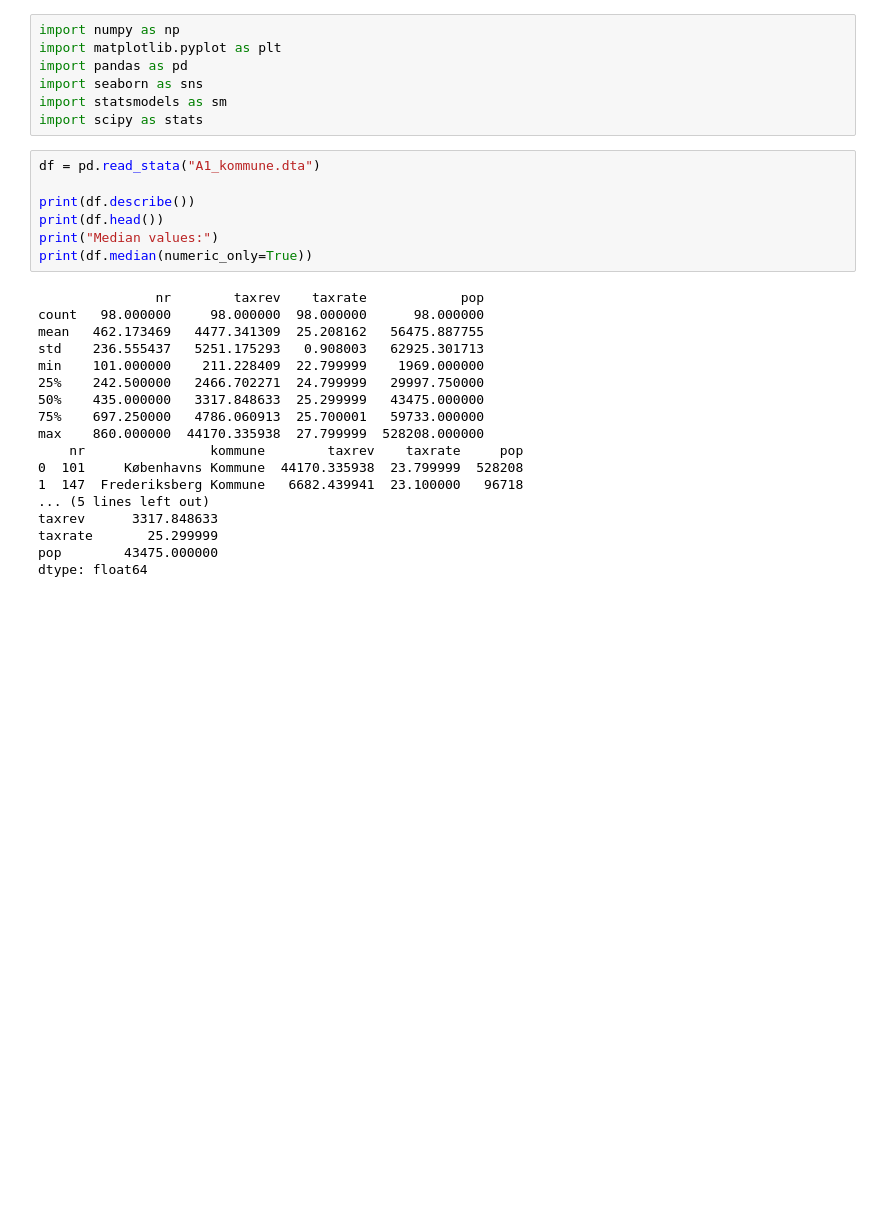
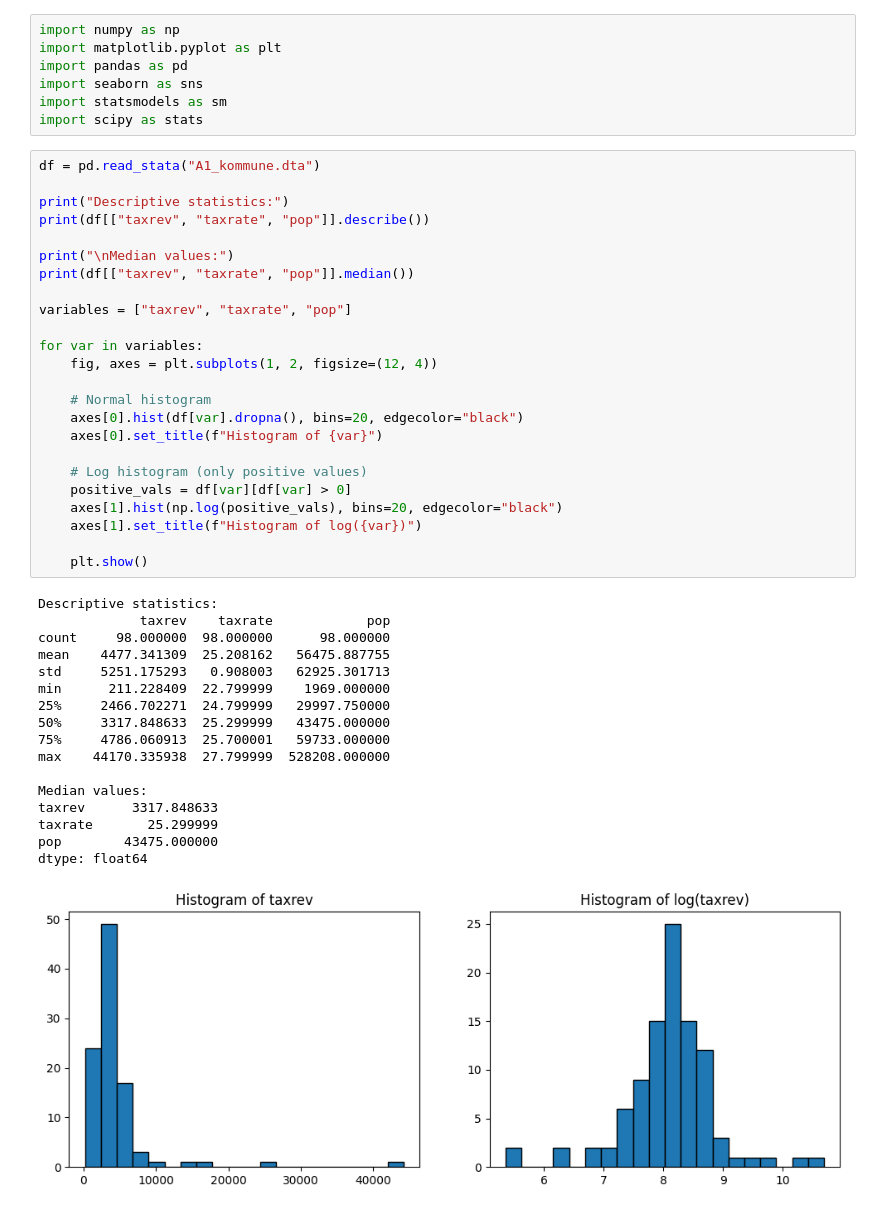
Before and after one commit to David19101910/AFLEVERING_1, a Jupyter notebook: Assignment1.ipynb, the cells around one changed output. Saved outputs shown, nothing was run; the diff lists cells and outputs as text; blank space fills up the shorter version.

```diff
--- a/Assignment1.ipynb
+++ b/Assignment1.ipynb
@@ -8,25 +8,42 @@ import scipy as stats
 # %%
 df = pd.read_stata("A1_kommune.dta")
 
-print(df.describe())
-print(df.head())
-print("Median values:")
-print(df.median(numeric_only=True))
+print("Descriptive statistics:")
+print(df[["taxrev", "taxrate", "pop"]].describe())
+
+print("\nMedian values:")
+print(df[["taxrev", "taxrate", "pop"]].median())
+
+variables = ["taxrev", "taxrate", "pop"]
+
+for var in variables:
+    fig, axes = plt.subplots(1, 2, figsize=(12, 4))
+
+    # Normal histogram
+    axes[0].hist(df[var].dropna(), bins=20, edgecolor="black")
+    axes[0].set_title(f"Histogram of {var}")
+
+    # Log histogram (only positive values)
+    positive_vals = df[var][df[var] > 0]
+    axes[1].hist(np.log(positive_vals), bins=20, edgecolor="black")
+    axes[1].set_title(f"Histogram of log({var})")
+
+    plt.show()
 # %% [output]
-               nr        taxrev    taxrate            pop
-count   98.000000     98.000000  98.000000      98.000000
-mean   462.173469   4477.341309  25.208162   56475.887755
-std    236.555437   5251.175293   0.908003   62925.301713
-min    101.000000    211.228409  22.799999    1969.000000
-25%    242.500000   2466.702271  24.799999   29997.750000
-50%    435.000000   3317.848633  25.299999   43475.000000
-75%    697.250000   4786.060913  25.700001   59733.000000
-max    860.000000  44170.335938  27.799999  528208.000000
-    nr                kommune        taxrev    taxrate     pop
-0  101     Københavns Kommune  44170.335938  23.799999  528208
-1  147  Frederiksberg Kommune   6682.439941  23.100000   96718
-... (5 lines left out)
+Descriptive statistics:
+             taxrev    taxrate            pop
+count     98.000000  98.000000      98.000000
+mean    4477.341309  25.208162   56475.887755
+std     5251.175293   0.908003   62925.301713
+min      211.228409  22.799999    1969.000000
+25%     2466.702271  24.799999   29997.750000
+50%     3317.848633  25.299999   43475.000000
+75%     4786.060913  25.700001   59733.000000
+max    44170.335938  27.799999  528208.000000
+
+Median values:
 taxrev      3317.848633
 taxrate       25.299999
 pop        43475.000000
 dtype: float64
+[figure, added]
```
Also changed, not shown: parts of 1 cell of this notebook.
